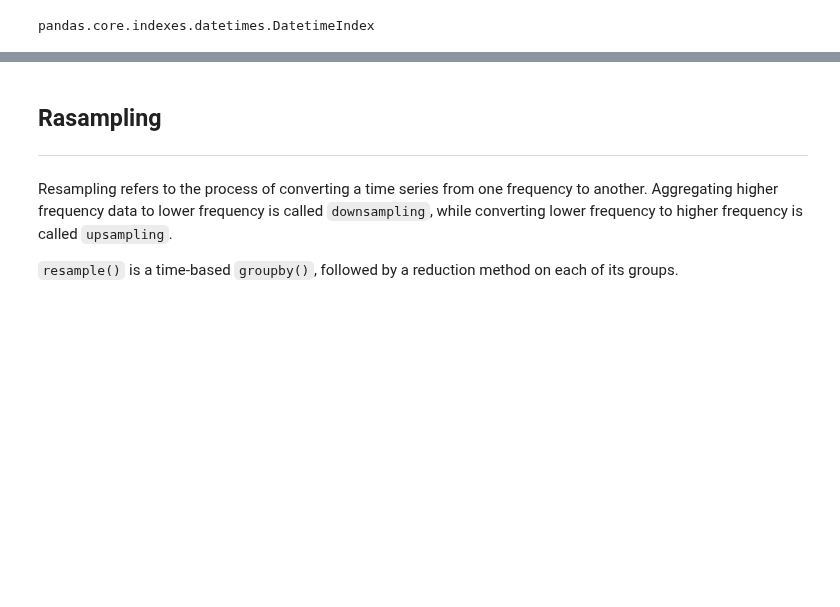
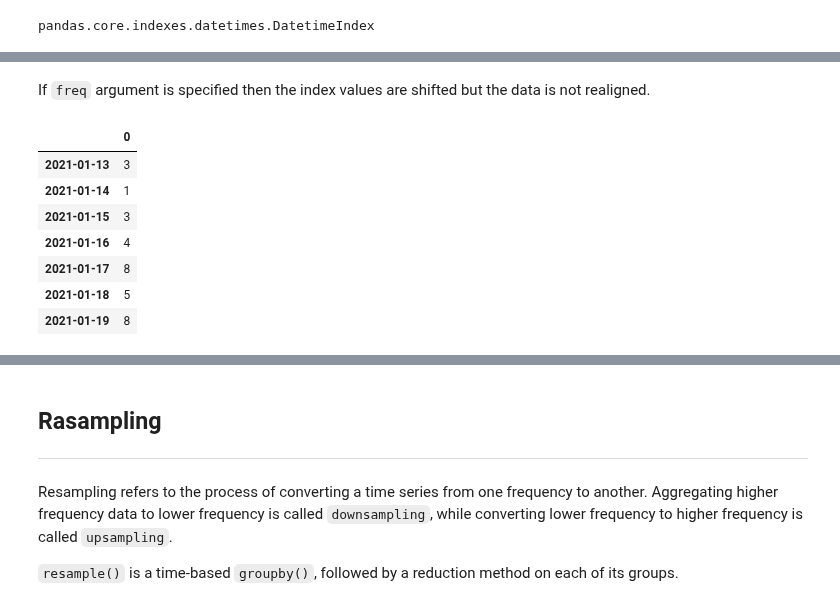
Before and after one commit to Okroshiashvili/Data_Analysis_Python, a Jupyter notebook: Lecture 8/Time_Series.ipynb, the cells around one changed output, grey strips where cells are left out. Saved outputs shown, nothing was run; the diff lists cells and outputs as text; code cells hidden in the pictures; blank space fills up the shorter version.

```diff
--- a/Lecture 8/Time_Series.ipynb
+++ b/Lecture 8/Time_Series.ipynb
@@ -826,0 +859,13 @@ Shifting (Leading and Lagging) data refers to moving data backward and forward t
+# %% [markdown]
+If `freq` argument is specified then the index values are shifted but the data is not realigned.
+# %%
+pd.DataFrame(ts).shift(periods=2, freq="D")
+# %% [output]
+|  | 0 |
+| 2021-01-13 | 3 |
+| 2021-01-14 | 1 |
+| 2021-01-15 | 3 |
+| 2021-01-16 | 4 |
+| 2021-01-17 | 8 |
+| 2021-01-18 | 5 |
+| 2021-01-19 | 8 |
```
Also changed, not shown: parts of 9 cells of this notebook.
